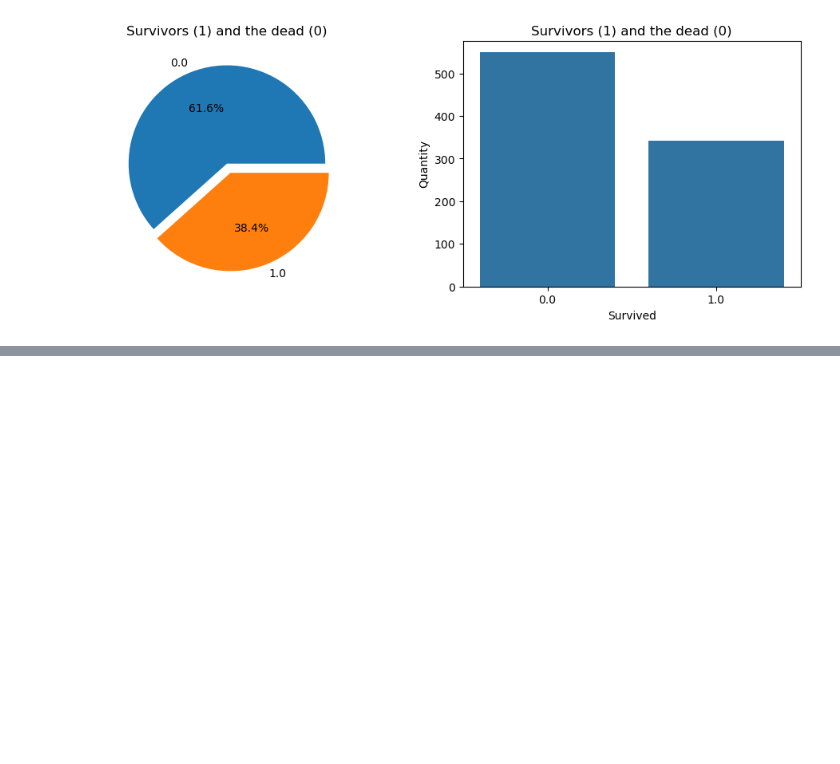
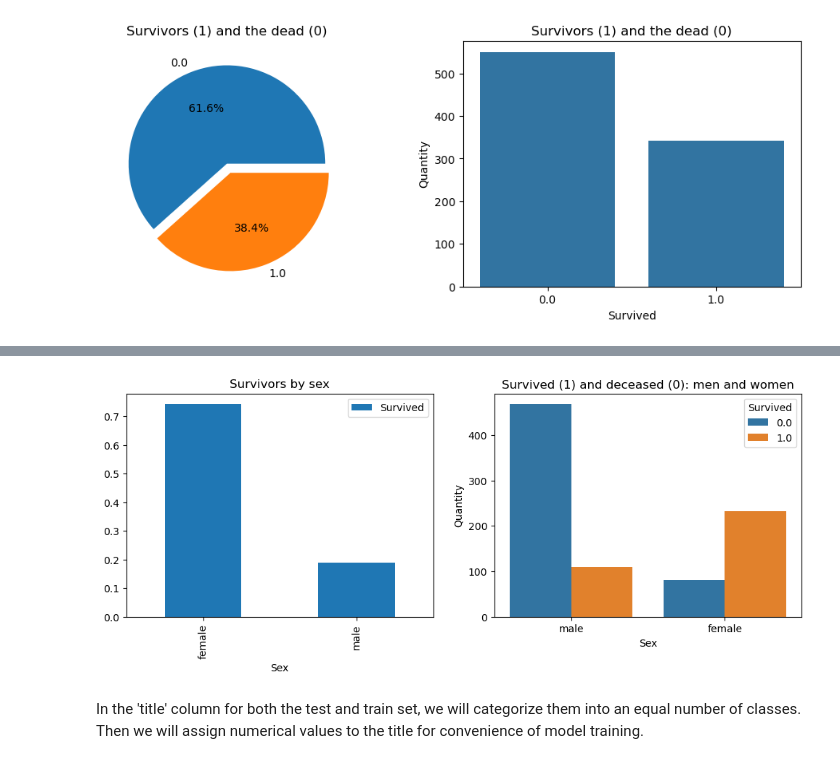
Before and after one commit to KiarieDenis/Titanic-survival-prediction, a Jupyter notebook: nb.ipynb, the cells around one changed output, grey strips where cells are left out. Saved outputs shown, nothing was run; the diff lists cells and outputs as text; code cells hidden in the pictures; blank space fills up the shorter version.

```diff
--- a/nb.ipynb
+++ b/nb.ipynb
@@ -39,0 +63,11 @@ plt.show()
+# %%
+# Let us first visualize the number of sex counts
+f, ax = plt.subplots(1, 2, figsize=(12, 4))
+df[['Sex', 'Survived']].groupby(['Sex']).mean().plot.bar(ax=ax[0])
+ax[0].set_title('Survivors by sex')
+sns.countplot(x='Sex', hue='Survived', data=df, ax=ax[1])
+ax[1].set_ylabel('Quantity')
+ax[1].set_title('Survived (1) and deceased (0): men and women')
+plt.show()
+# %% [output]
+[figure, added]
@@ -39,0 +99,2 @@ plt.show()
+# %% [markdown]
+In the 'title' column for both the test and train set, we will categorize them into an equal number of classes. Then we will assign numerical values to the title for convenience of model training.
```
Also changed, not shown: parts of 15 cells of this notebook.
